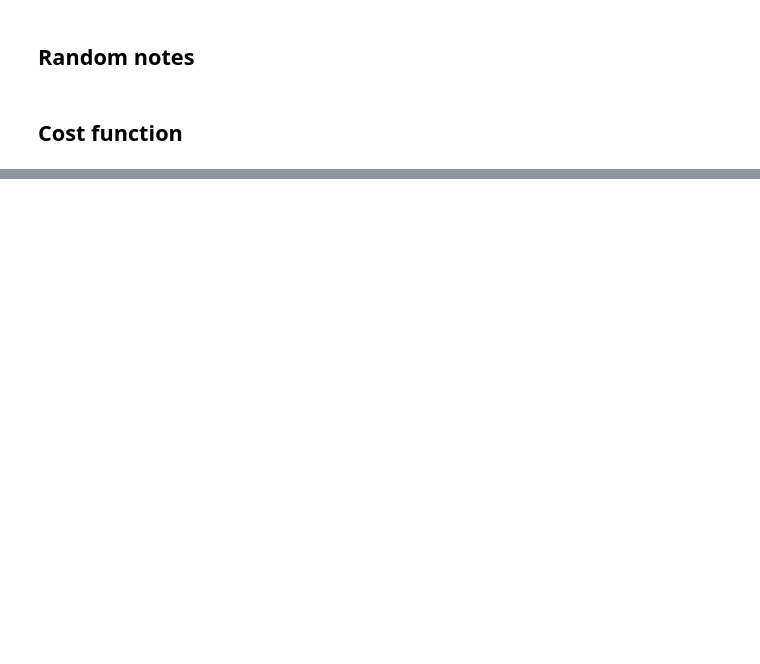
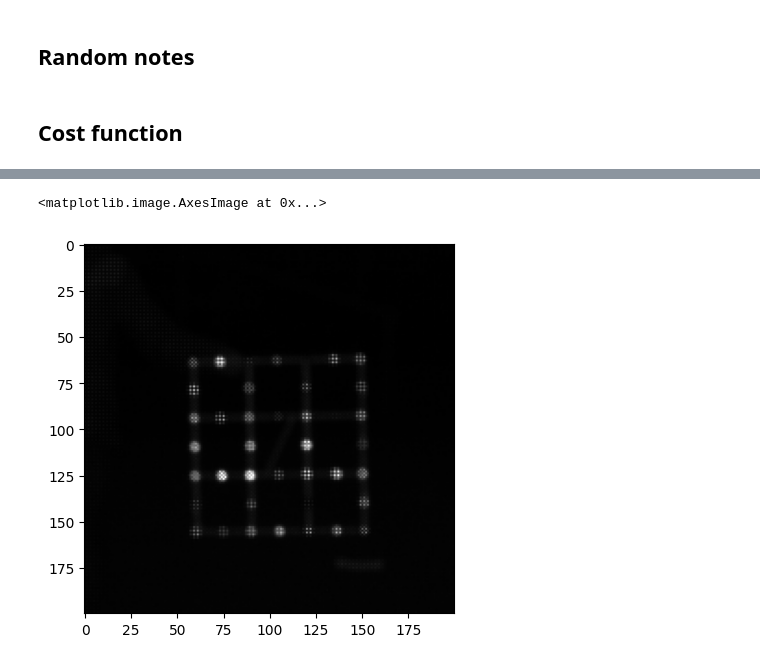
Before and after one commit to acb21kb/bumblebee-tags, a Jupyter notebook: open_files.ipynb, the cells around one changed output, grey strips where cells are left out. Cells and saved outputs as stored; diff of their text form; code cells hidden in the pictures; blank space fills up the shorter version.

Commit message:
Programming optimisation of cost function

```diff
--- a/open_files.ipynb
+++ b/open_files.ipynb
@@ -281,0 +291,3 @@ scipy.optimize.minimize(cost_function, initial_parameters)
+# %%
+realImg = getPhoto(allTags['Tag'].iloc[0]) # clip this photo per tag
+cost_function(np.array([0, 0, 12, 5]), 3, realImg)
@@ -281,0 +350,7 @@ scipy.optimize.minimize(cost_function, initial_parameters)
+# %%
+plt.imshow(realImg[700:900, 1000:1200], cmap='gray')
+# find average of each colour
+# try simulate the tag - compare how correct visually
+# %% [output]
+<matplotlib.image.AxesImage at 0x...>
+[figure, added]
```
Also changed, not shown: parts of 8 cells of this notebook.
